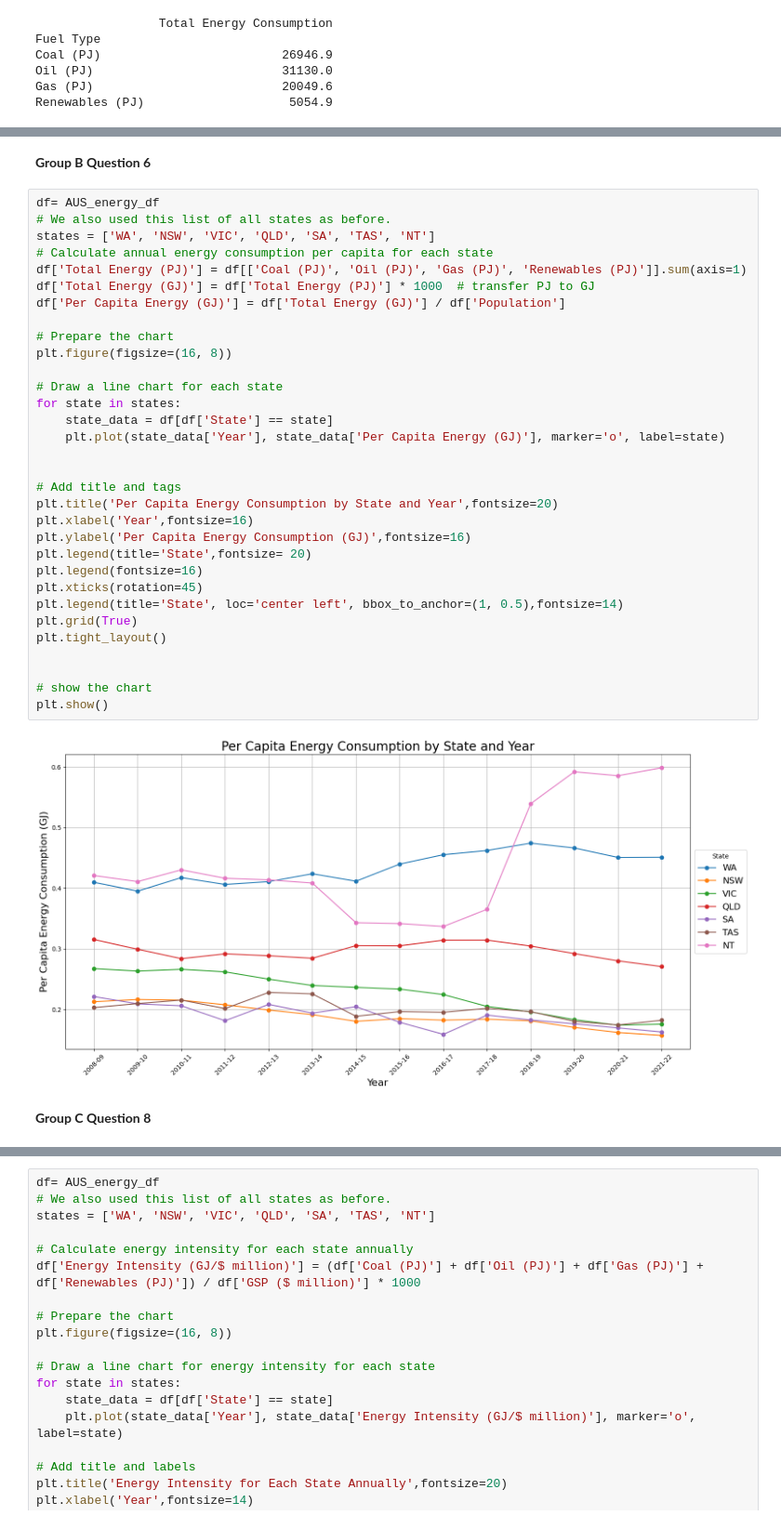
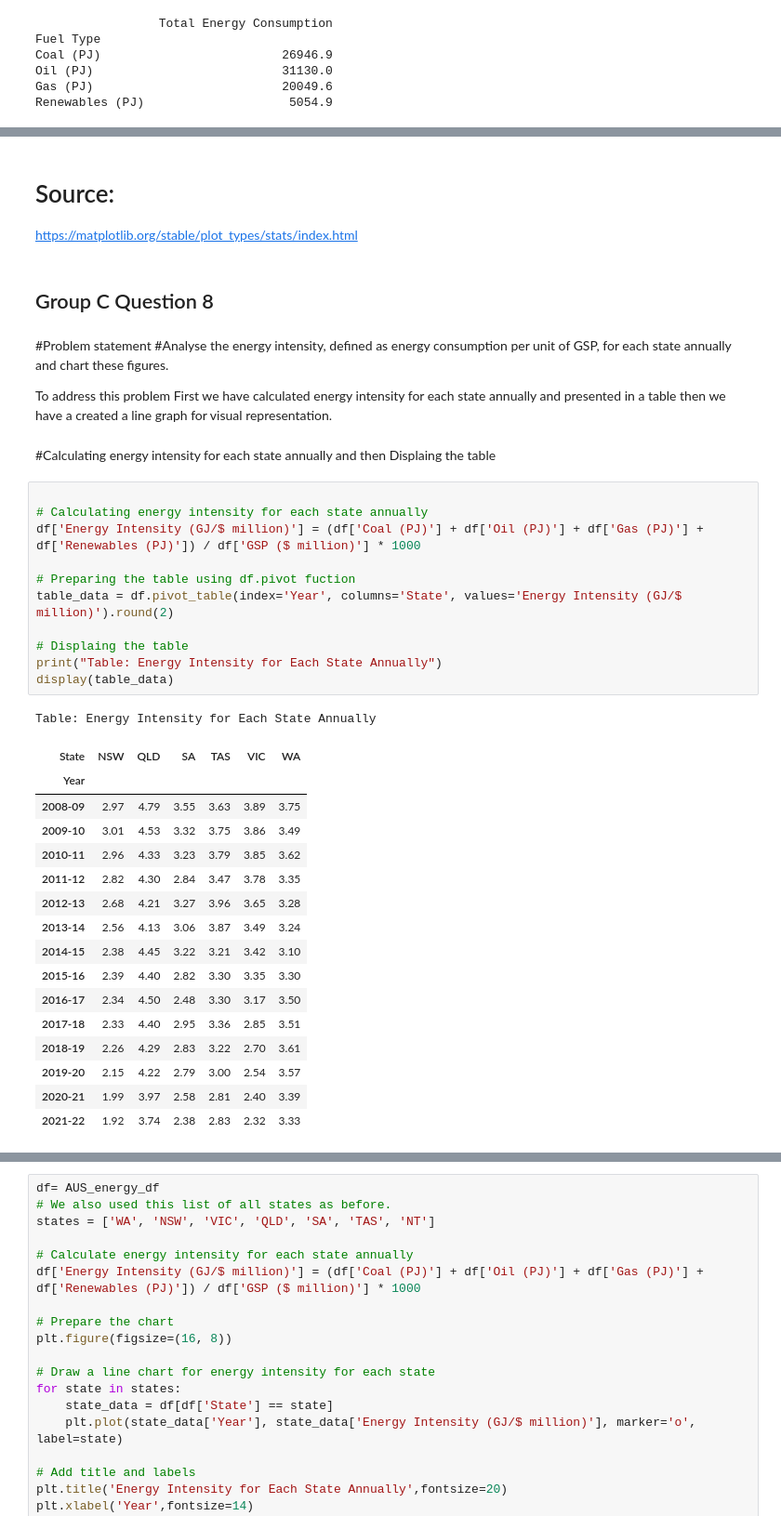
Before and after one commit to DurantZhou/ISYS5002-2024-S1-A2, a Jupyter notebook: Tue_11AM_Group_2_Assignment_2.ipynb, the cells around one changed output, grey strips where cells are left out. Shown at 93% size. Drawn from its saved outputs; the diff is of its cells as text.

Commit message:
Group C Question 8

```diff
--- a/Tue_11AM_Group_2_Assignment_2.ipynb
+++ b/Tue_11AM_Group_2_Assignment_2.ipynb
@@ -297,38 +369,44 @@ plt.show()
+# %% [markdown]
+# Source:
+https://matplotlib.org/stable/plot_types/stats/index.html
 # %% [markdown]
-**Group B Question 6**
+## Group C Question 8
-# %%
-df= AUS_energy_df
-# We also used this list of all states as before.
-states = ['WA', 'NSW', 'VIC', 'QLD', 'SA', 'TAS', 'NT']
-# Calculate annual energy consumption per capita for each state
-df['Total Energy (PJ)'] = df[['Coal (PJ)', 'Oil (PJ)', 'Gas (PJ)', 'Renewables (PJ)']].sum(axis=1)
-df['Total Energy (GJ)'] = df['Total Energy (PJ)'] * 1000  # transfer PJ to GJ
-df['Per Capita Energy (GJ)'] = df['Total Energy (GJ)'] / df['Population']
-
-# Prepare the chart
-plt.figure(figsize=(16, 8))
-
-# Draw a line chart for each state
-for state in states:
-    state_data = df[df['State'] == state]
-    plt.plot(state_data['Year'], state_data['Per Capita Energy (GJ)'], marker='o', label=state)
-
-
-# Add title and tags
-plt.title('Per Capita Energy Consumption by State and Year',fontsize=20)
-plt.xlabel('Year',fontsize=16)
-plt.ylabel('Per Capita Energy Consumption (GJ)',fontsize=16)
-plt.legend(title='State',fontsize= 20)
-plt.legend(fontsize=16)
-plt.xticks(rotation=45)
-plt.legend(title='State', loc='center left', bbox_to_anchor=(1, 0.5),fontsize=14)
-plt.grid(True)
-plt.tight_layout()
-
-
-# show the chart
-plt.show()
-# %% [output]
-[figure, removed]
-# %% [markdown]
-**Group C Question 8**
+# %% [markdown]
+
+
+#Problem statement
+#Analyse the energy intensity, defined as energy consumption per unit of GSP, for each state annually and chart these figures.
+
+
+To address this problem First we have calculated energy intensity for each state annually and presented in a table then we have a created a line graph for visual representation.
+# %% [markdown]
+#Calculating energy intensity for each state annually and then Displaing the table
+# %%
+
+# Calculating energy intensity for each state annually
+df['Energy Intensity (GJ/$ million)'] = (df['Coal (PJ)'] + df['Oil (PJ)'] + df['Gas (PJ)'] + df['Renewables (PJ)']) / df['GSP ($ million)'] * 1000
+
+# Preparing the table using df.pivot fuction
+table_data = df.pivot_table(index='Year', columns='State', values='Energy Intensity (GJ/$ million)').round(2)
+
+# Displaing the table
+print("Table: Energy Intensity for Each State Annually")
+display(table_data)
+# %% [output]
+Table: Energy Intensity for Each State Annually
+| State | NSW | QLD | SA | TAS | VIC | WA |
+| Year |  |  |  |  |  |  |
+| 2008-09 | 2.97 | 4.79 | 3.55 | 3.63 | 3.89 | 3.75 |
+| 2009-10 | 3.01 | 4.53 | 3.32 | 3.75 | 3.86 | 3.49 |
+| 2010-11 | 2.96 | 4.33 | 3.23 | 3.79 | 3.85 | 3.62 |
+| 2011-12 | 2.82 | 4.30 | 2.84 | 3.47 | 3.78 | 3.35 |
+| 2012-13 | 2.68 | 4.21 | 3.27 | 3.96 | 3.65 | 3.28 |
+| 2013-14 | 2.56 | 4.13 | 3.06 | 3.87 | 3.49 | 3.24 |
+| 2014-15 | 2.38 | 4.45 | 3.22 | 3.21 | 3.42 | 3.10 |
+| 2015-16 | 2.39 | 4.40 | 2.82 | 3.30 | 3.35 | 3.30 |
+| 2016-17 | 2.34 | 4.50 | 2.48 | 3.30 | 3.17 | 3.50 |
+| 2017-18 | 2.33 | 4.40 | 2.95 | 3.36 | 2.85 | 3.51 |
+| 2018-19 | 2.26 | 4.29 | 2.83 | 3.22 | 2.70 | 3.61 |
+| 2019-20 | 2.15 | 4.22 | 2.79 | 3.00 | 2.54 | 3.57 |
+| 2020-21 | 1.99 | 3.97 | 2.58 | 2.81 | 2.40 | 3.39 |
+| 2021-22 | 1.92 | 3.74 | 2.38 | 2.83 | 2.32 | 3.33 |
```
Also changed, not shown: parts of 11 cells of this notebook.
